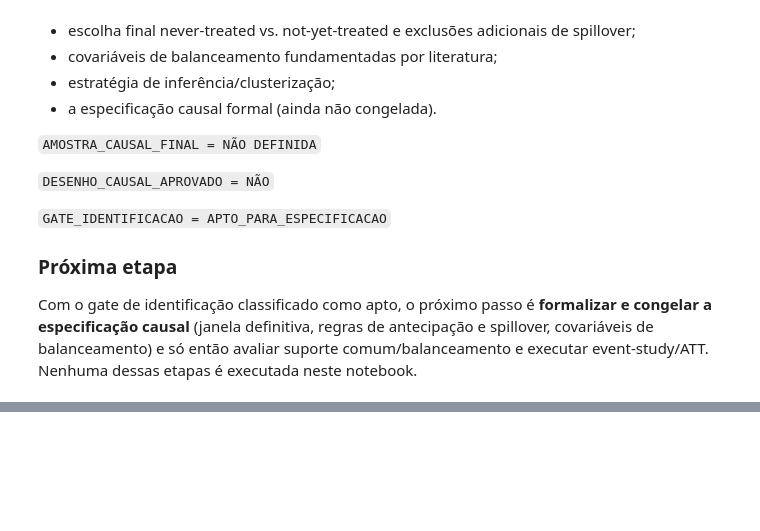
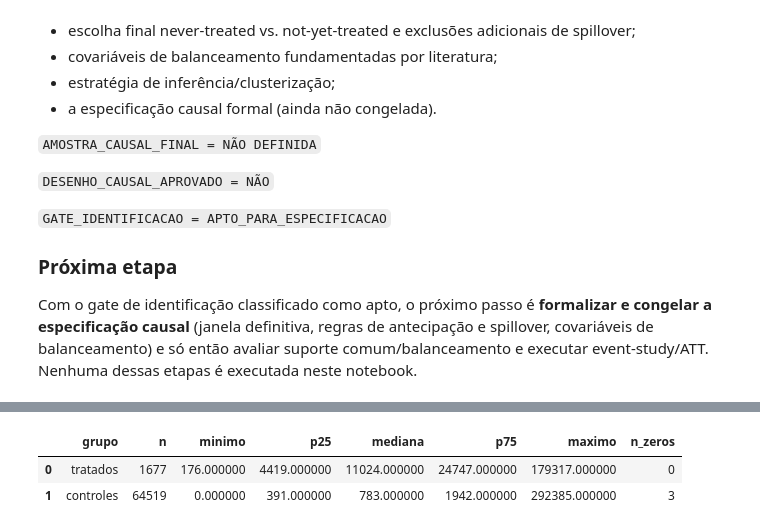
Before and after one commit to ariel-velardo/data-science-projects, a Jupyter notebook: projetos/big-data-expansao-rede-federal-economia-municipal/notebooks/01_analise_expansao_rede_federal_economia_municipal.ipynb, the cells around one changed output, grey strips where cells are left out. Saved outputs shown, nothing was run; the diff lists cells and outputs as text; code cells hidden in the pictures; blank space fills up the shorter version.

```diff
--- a/projetos/big-data-expansao-rede-federal-economia-municipal/notebooks/01_analise_expansao_rede_federal_economia_municipal.ipynb
+++ b/projetos/big-data-expansao-rede-federal-economia-municipal/notebooks/01_analise_expansao_rede_federal_economia_municipal.ipynb
@@ -951,0 +1395,33 @@ Nenhuma dessas etapas é executada neste notebook.
+# %%
+import numpy as np
+
+tratados_full = painel.loc[painel['candidato_amostra_principal'] == True, 'pessoal_ocupado_assalariado'].dropna()
+controles_full = painel.loc[
+    (painel['fl_elegivel_controle_candidato'] == True) & (painel['codigo_municipio_ibge'] != d14.CODIGO_MUNICIPIO_SIGILO_EXCLUIR),
+    'pessoal_ocupado_assalariado',
+].dropna()
+
+auditoria_transformacao = pd.DataFrame([
+    {
+        'grupo': nome, 'n': len(serie), 'minimo': serie.min(), 'p25': serie.quantile(.25),
+        'mediana': serie.median(), 'p75': serie.quantile(.75), 'maximo': serie.max(),
+        'n_zeros': int((serie == 0).sum()),
+    }
+    for nome, serie in [('tratados', tratados_full), ('controles', controles_full)]
+])
+display(estilizar_tabela_ipt(auditoria_transformacao))
+
+fig = make_subplots(rows=1, cols=2, subplot_titles=['Nivel', 'log1p'])
+for nome, serie, cor in [('tratados', tratados_full, CORES_IPT['AZUL_PRINCIPAL']), ('controles', controles_full, CORES_IPT['CIANO'])]:
+    fig.add_trace(go.Histogram(x=serie, name=nome, marker_color=cor, opacity=0.65, showlegend=True), row=1, col=1)
+    fig.add_trace(go.Histogram(x=np.log1p(serie), name=nome, marker_color=cor, opacity=0.65, showlegend=False), row=1, col=2)
+aplicar_tema_ipt(fig, titulo='Distribuicao do CEMPRE 708 (2007-2019): nivel vs log1p')
+fig.update_layout(barmode='overlay')
+fig.update_xaxes(title_text='Pessoal ocupado assalariado', row=1, col=1)
+fig.update_xaxes(title_text='log1p(Pessoal ocupado assalariado)', row=1, col=2)
+salvar_figura_ipt(fig, FIGURES / '10_distribuicao_outcome_nivel_log1p.png')
+fig.show()
+# %% [output]
+|  | grupo | n | minimo | p25 | mediana | p75 | maximo | n_zeros |
+| 0 | tratados | 1677 | 176.000000 | 4419.000000 | 11024.000000 | 24747.000000 | 179317.000000 | 0 |
+| 1 | controles | 64519 | 0.000000 | 391.000000 | 783.000000 | 1942.000000 | 292385.000000 | 3 |
```
Also changed, not shown: parts of 43 cells of this notebook, 2 other files.
